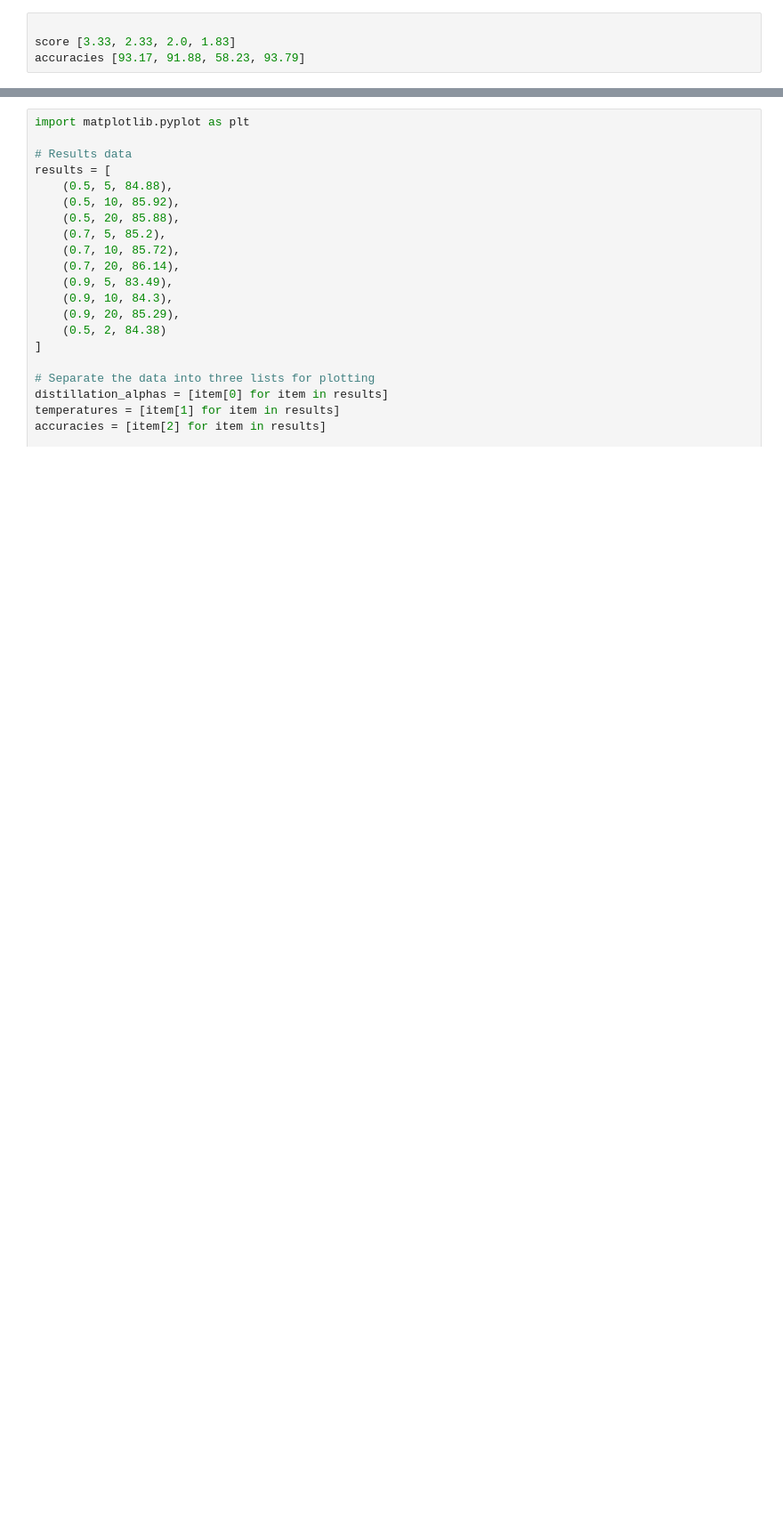
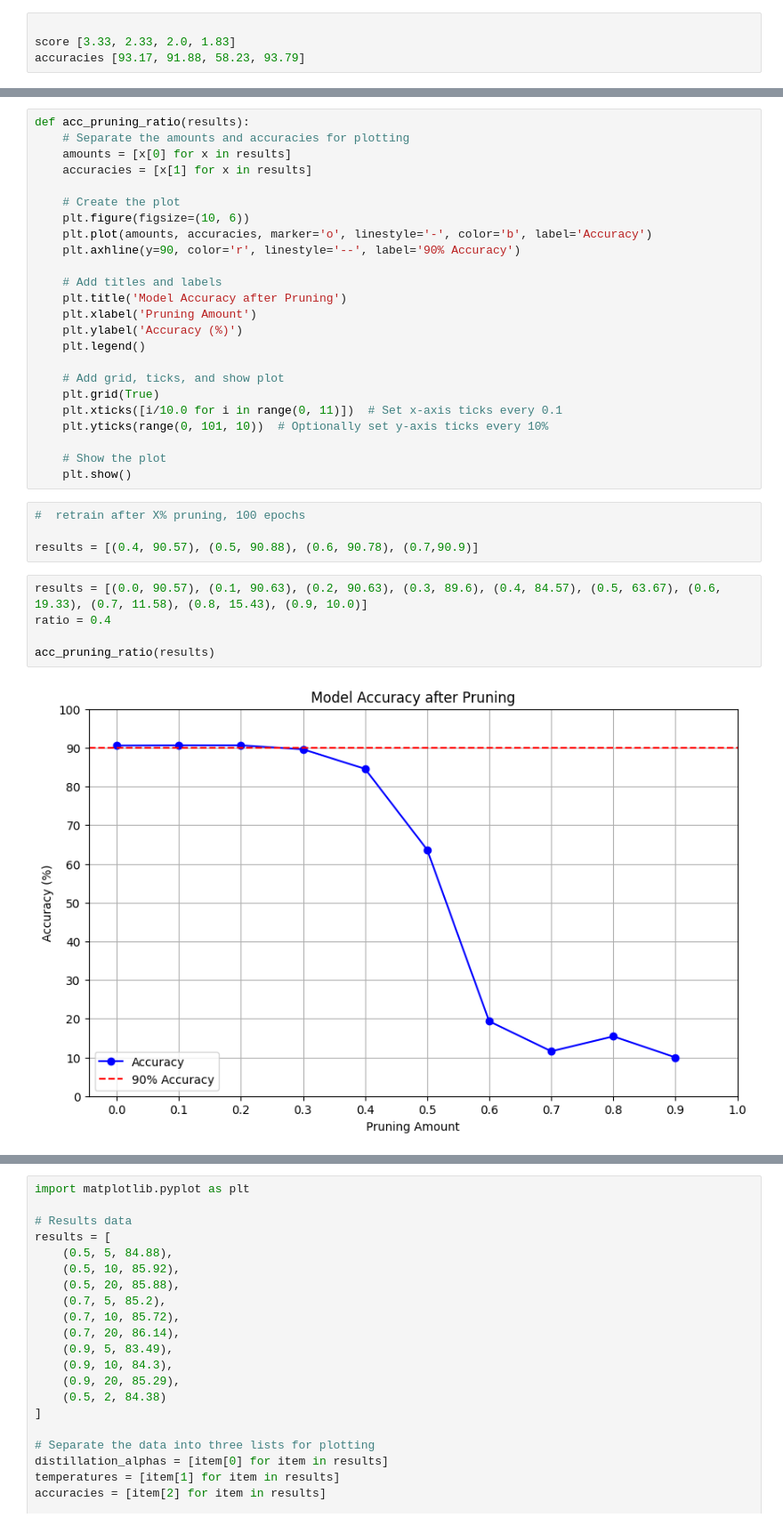
Before and after one commit to JulesPeignier/Efficient_Deep_Learning, a Jupyter notebook: test.ipynb, the cells around one changed output, grey strips where cells are left out. Shown at 89% size. Drawn from its saved outputs; the diff is of its cells as text; blank space fills up the shorter version.

```diff
--- a/test.ipynb
+++ b/test.ipynb
@@ -4,0 +90,35 @@ accuracies [93.17, 91.88, 58.23, 93.79]
+# %%
+def acc_pruning_ratio(results):
+    # Separate the amounts and accuracies for plotting
+    amounts = [x[0] for x in results]
+    accuracies = [x[1] for x in results]
+
+    # Create the plot
+    plt.figure(figsize=(10, 6))
+    plt.plot(amounts, accuracies, marker='o', linestyle='-', color='b', label='Accuracy')
+    plt.axhline(y=90, color='r', linestyle='--', label='90% Accuracy')
+
+    # Add titles and labels
+    plt.title('Model Accuracy after Pruning')
+    plt.xlabel('Pruning Amount')
+    plt.ylabel('Accuracy (%)')
+    plt.legend()
+
+    # Add grid, ticks, and show plot
+    plt.grid(True)
+    plt.xticks([i/10.0 for i in range(0, 11)])  # Set x-axis ticks every 0.1
+    plt.yticks(range(0, 101, 10))  # Optionally set y-axis ticks every 10%
+
+    # Show the plot
+    plt.show()
+# %%
+#  retrain after X% pruning, 100 epochs
+
+results = [(0.4, 90.57), (0.5, 90.88), (0.6, 90.78), (0.7,90.9)]
+# %%
+results = [(0.0, 90.57), (0.1, 90.63), (0.2, 90.63), (0.3, 89.6), (0.4, 84.57), (0.5, 63.67), (0.6, 19.33), (0.7, 11.58), (0.8, 15.43), (0.9, 10.0)]
+ratio = 0.4
+
+acc_pruning_ratio(results)
+# %% [output]
+[figure, added]
```
Also changed, not shown: parts of 9 cells of this notebook, 7 other files.
